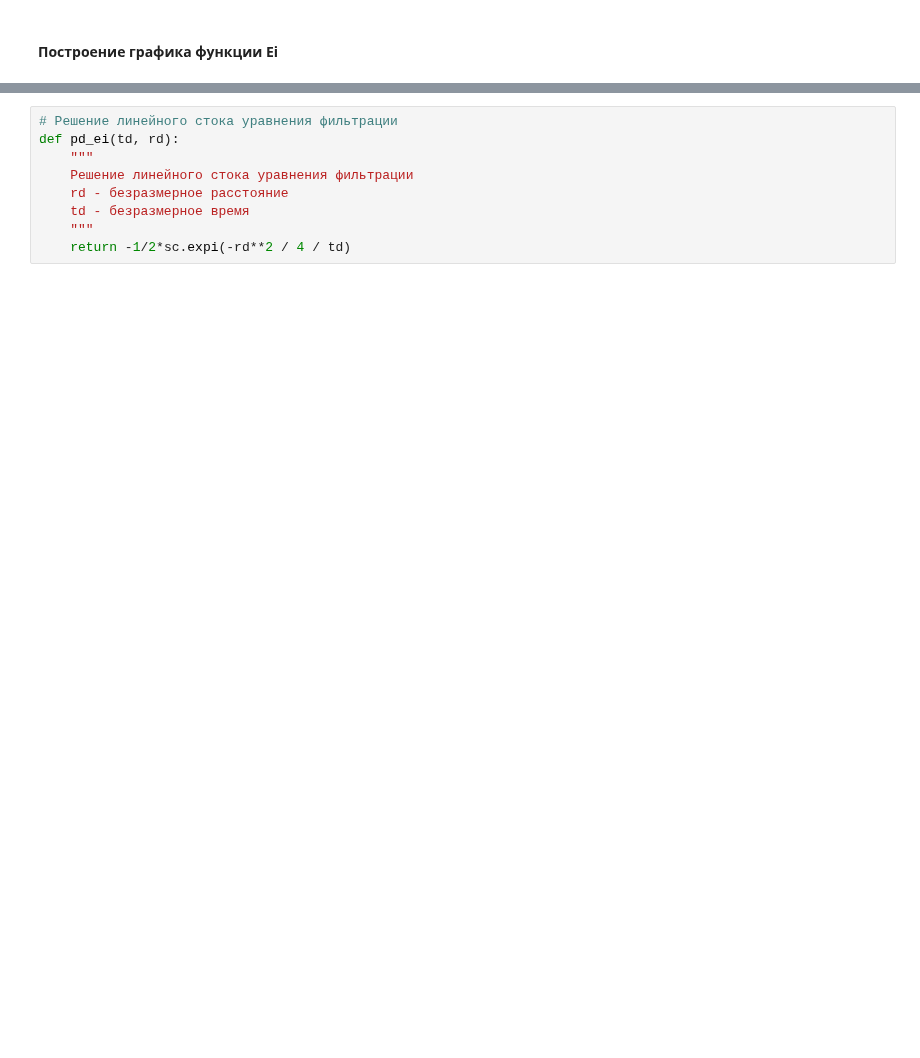
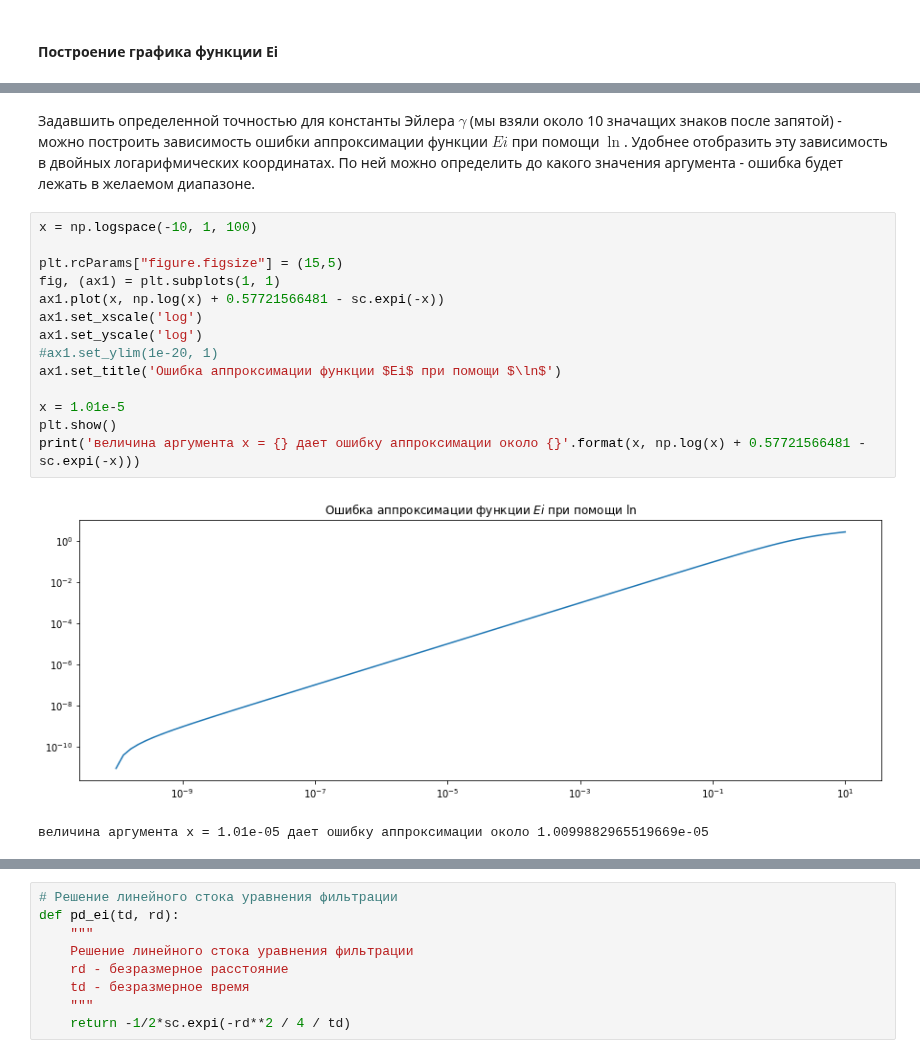
Before and after one commit to khabibullinra/welltest_examples, a Jupyter notebook: jupyter/11_transient_line_source_solution_Ei.ipynb, the cells around one changed output, grey strips where cells are left out. Drawn from its saved outputs; the diff is of its cells as text; blank space fills up the shorter version.

```diff
--- a/jupyter/11_transient_line_source_solution_Ei.ipynb
+++ b/jupyter/11_transient_line_source_solution_Ei.ipynb
@@ -277,3 +351,22 @@ plt.show()
+# %% [markdown]
+Задавшить определенной точностью для константы Эйлера $\gamma$ (мы взяли около 10 значащих знаков после запятой) - можно построить зависимость ошибки аппроксимации функции $Ei$ при помощи $\ln$. Удобнее отобразить эту зависимость в двойных логарифмических координатах. По ней можно определить до какого значения аргумента - ошибка будет лежать в желаемом диапазоне.
+# %%
+x = np.logspace(-10, 1, 100)
+
+plt.rcParams["figure.figsize"] = (15,5)
+fig, (ax1) = plt.subplots(1, 1)
+ax1.plot(x, np.log(x) + 0.57721566481 - sc.expi(-x))
+ax1.set_xscale('log')
+ax1.set_yscale('log')
+#ax1.set_ylim(1e-20, 1)
+ax1.set_title('Ошибка аппроксимации функции $Ei$ при помощи $\ln$')
+
+x = 1.01e-5
+plt.show()
+print('величина аргумента x = {} дает ошибку аппроксимации около {}'.format(x, np.log(x) + 0.57721566481 - sc.expi(-x)))
+# %% [output]
+[figure, added]
+величина аргумента x = 1.01e-05 дает ошибку аппроксимации около 1.0099882965519669e-05
 # %% [markdown]
 ### 1.3.2 Решение линейного стока
 
```
Also changed, not shown: parts of 17 cells of this notebook, 4 other files.
